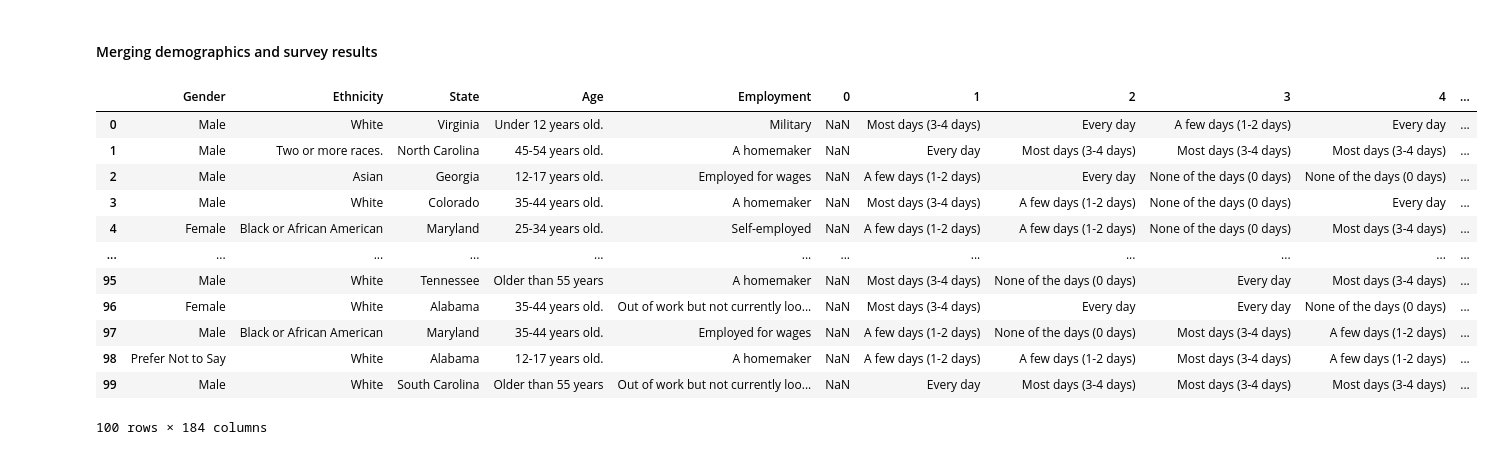
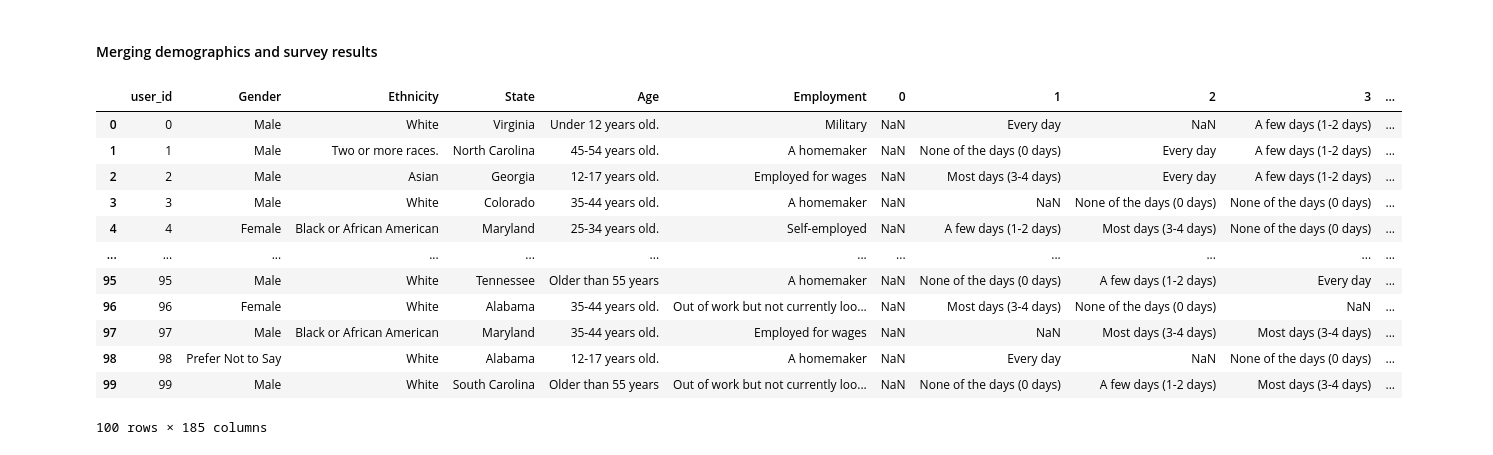
Before and after one commit to gauvand/InitialSurveyAnalysis, a Jupyter notebook: Notebooks/FirstPassWorkbook.ipynb, the cells around one changed output. Drawn from its saved outputs; the diff is of its cells as text; code cells hidden in the pictures.

Commit message:
Cleaned data a little more and added probabilistic ampute

```diff
--- a/Notebooks/FirstPassWorkbook.ipynb
+++ b/Notebooks/FirstPassWorkbook.ipynb
@@ -246,0 +249,8 @@ qid 0 1 2 3 4 5 6 7 8 9 10 11 12 13 14 15 16 17 18 19 20 21 22 23 24 25 26 27 28
+# %%
+prob_array = pd.DataFrame(np.array([[np.random.random() for i in range(len(qa_df.qid))] for i in range(n)]))
+index_array = np.array([prob_array[column].apply((lambda x: True if x > 0.2 else False)) for column in prob_array.columns]).T
+for i in range(index_array.shape[0]):
+    for j,column in enumerate(survey_data.columns): #num columns == index_array.shape[1]
+        if index_array[i,j] == False:
+            survey_data.loc[i,column] = np.nan
+survey_data
@@ -247,18 +271,18 @@ qid 0 1 2 3 4 5 6 7 8 9 10 11 12 13 14 15 16 17 18 19 20 21 22 23 24 25 26 27 28
 # %% [markdown]
 #### Merging demographics and survey results
 # %%
-pd.concat([demographics,survey_data],axis=1)
+pd.concat([pd.Series([i for i in range(len(demographics))],name="user_id"),demographics,survey_data],axis=1)
 # %% [output]
-|  | Gender | Ethnicity | State | Age | Employment | 0 | 1 | 2 | 3 | 4 | ... |
-| 0 | Male | White | Virginia | Under 12 years old. | Military | NaN | Most days (3-4 days) | Every day | A few days (1-2 days) | Every day | ... |
-| 1 | Male | Two or more races. | North Carolina | 45-54 years old. | A homemaker | NaN | Every day | Most days (3-4 days) | Most days (3-4 days) | Most days (3-4 days) | ... |
-| 2 | Male | Asian | Georgia | 12-17 years old. | Employed for wages | NaN | A few days (1-2 days) | Every day | None of the days (0 days) | None of the days (0 days) | ... |
-| 3 | Male | White | Colorado | 35-44 years old. | A homemaker | NaN | Most days (3-4 days) | A few days (1-2 days) | None of the days (0 days) | Every day | ... |
-| 4 | Female | Black or African American | Maryland | 25-34 years old. | Self-employed | NaN | A few days (1-2 days) | A few days (1-2 days) | None of the days (0 days) | Most days (3-4 days) | ... |
+|  | user_id | Gender | Ethnicity | State | Age | Employment | 0 | 1 | 2 | 3 | ... |
+| 0 | 0 | Male | White | Virginia | Under 12 years old. | Military | NaN | Every day | NaN | A few days (1-2 days) | ... |
+| 1 | 1 | Male | Two or more races. | North Carolina | 45-54 years old. | A homemaker | NaN | None of the days (0 days) | Every day | A few days (1-2 days) | ... |
+| 2 | 2 | Male | Asian | Georgia | 12-17 years old. | Employed for wages | NaN | Most days (3-4 days) | Every day | A few days (1-2 days) | ... |
+| 3 | 3 | Male | White | Colorado | 35-44 years old. | A homemaker | NaN | NaN | None of the days (0 days) | None of the days (0 days) | ... |
+| 4 | 4 | Female | Black or African American | Maryland | 25-34 years old. | Self-employed | NaN | A few days (1-2 days) | Most days (3-4 days) | None of the days (0 days) | ... |
 | ... | ... | ... | ... | ... | ... | ... | ... | ... | ... | ... | ... |
-| 95 | Male | White | Tennessee | Older than 55 years | A homemaker | NaN | Most days (3-4 days) | None of the days (0 days) | Every day | Most days (3-4 days) | ... |
-| 96 | Female | White | Alabama | 35-44 years old. | Out of work but not currently loo... | NaN | Most days (3-4 days) | Every day | Every day | None of the days (0 days) | ... |
-| 97 | Male | Black or African American | Maryland | 35-44 years old. | Employed for wages | NaN | A few days (1-2 days) | None of the days (0 days) | Most days (3-4 days) | A few days (1-2 days) | ... |
-| 98 | Prefer Not to Say | White | Alabama | 12-17 years old. | A homemaker | NaN | A few days (1-2 days) | A few days (1-2 days) | Most days (3-4 days) | A few days (1-2 days) | ... |
-| 99 | Male | White | South Carolina | Older than 55 years | Out of work but not currently loo... | NaN | Every day | Most days (3-4 days) | Most days (3-4 days) | Most days (3-4 days) | ... |
+| 95 | 95 | Male | White | Tennessee | Older than 55 years | A homemaker | NaN | None of the days (0 days) | A few days (1-2 days) | Every day | ... |
+| 96 | 96 | Female | White | Alabama | 35-44 years old. | Out of work but not currently loo... | NaN | Most days (3-4 days) | None of the days (0 days) | NaN | ... |
+| 97 | 97 | Male | Black or African American | Maryland | 35-44 years old. | Employed for wages | NaN | NaN | Most days (3-4 days) | Most days (3-4 days) | ... |
+| 98 | 98 | Prefer Not to Say | White | Alabama | 12-17 years old. | A homemaker | NaN | Every day | NaN | None of the days (0 days) | ... |
+| 99 | 99 | Male | White | South Carolina | Older than 55 years | Out of work but not currently loo... | NaN | None of the days (0 days) | A few days (1-2 days) | Most days (3-4 days) | ... |
-100 rows × 184 columns
+100 rows × 185 columns
```
Also changed, not shown: parts of 3 cells of this notebook.
